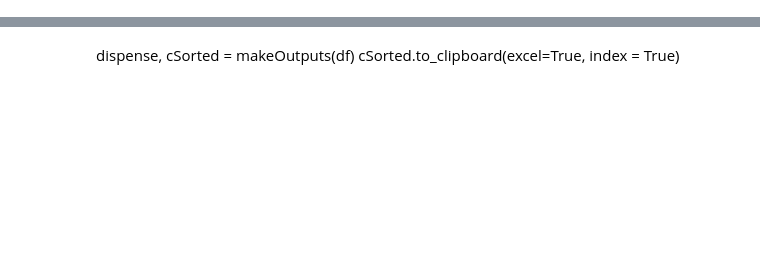
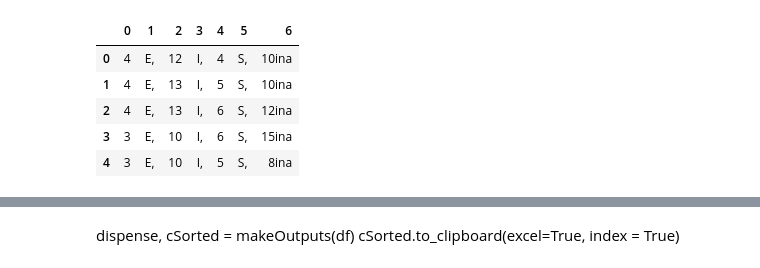
Before and after one commit to kathleenleeper/ms_kalhor, a Jupyter notebook: mouse_mgmt.ipynb, the cells around one changed output, grey strips where cells are left out. Cells and saved outputs as stored; diff of their text form; code cells hidden in the pictures; blank space fills up the shorter version.

```diff
--- a/mouse_mgmt.ipynb
+++ b/mouse_mgmt.ipynb
@@ -189,0 +209,9 @@ returning 2 frames
+# %%
+split.head()
+# %% [output]
+|  | 0 | 1 | 2 | 3 | 4 | 5 | 6 |
+| 0 | 4 | E, | 12 | I, | 4 | S, | 10ina |
+| 1 | 4 | E, | 13 | I, | 5 | S, | 10ina |
+| 2 | 4 | E, | 13 | I, | 6 | S, | 12ina |
+| 3 | 3 | E, | 10 | I, | 6 | S, | 15ina |
+| 4 | 3 | E, | 10 | I, | 5 | S, | 8ina |
```
Also changed, not shown: parts of 15 cells of this notebook, 1 other file.
